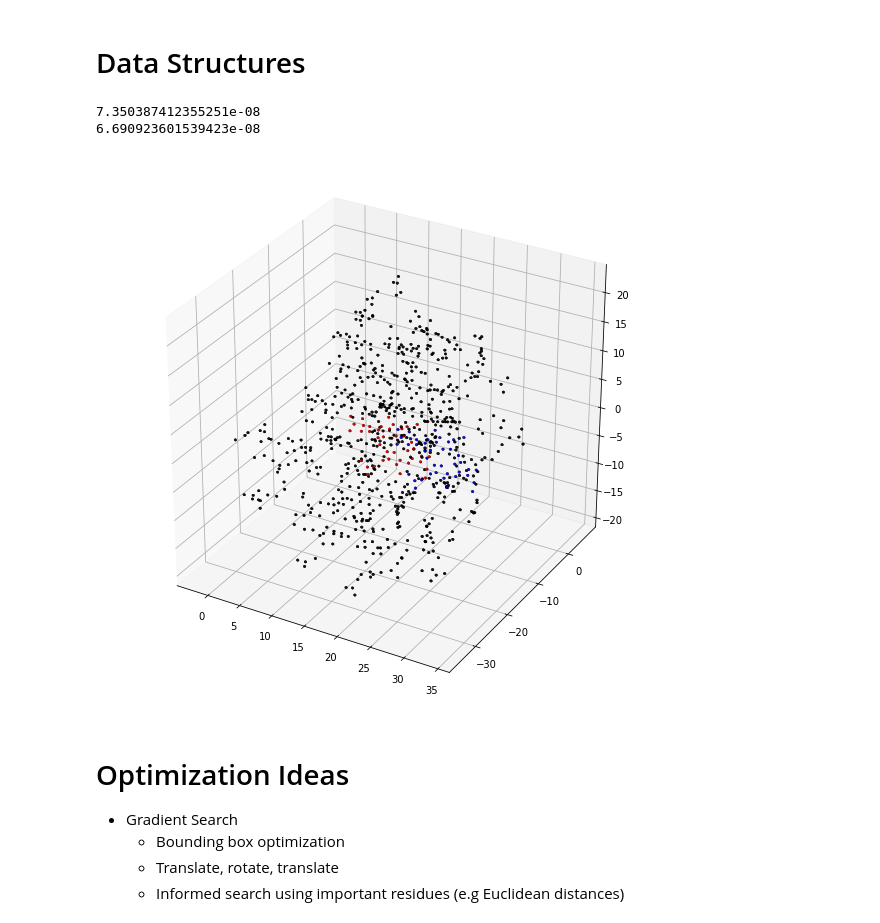
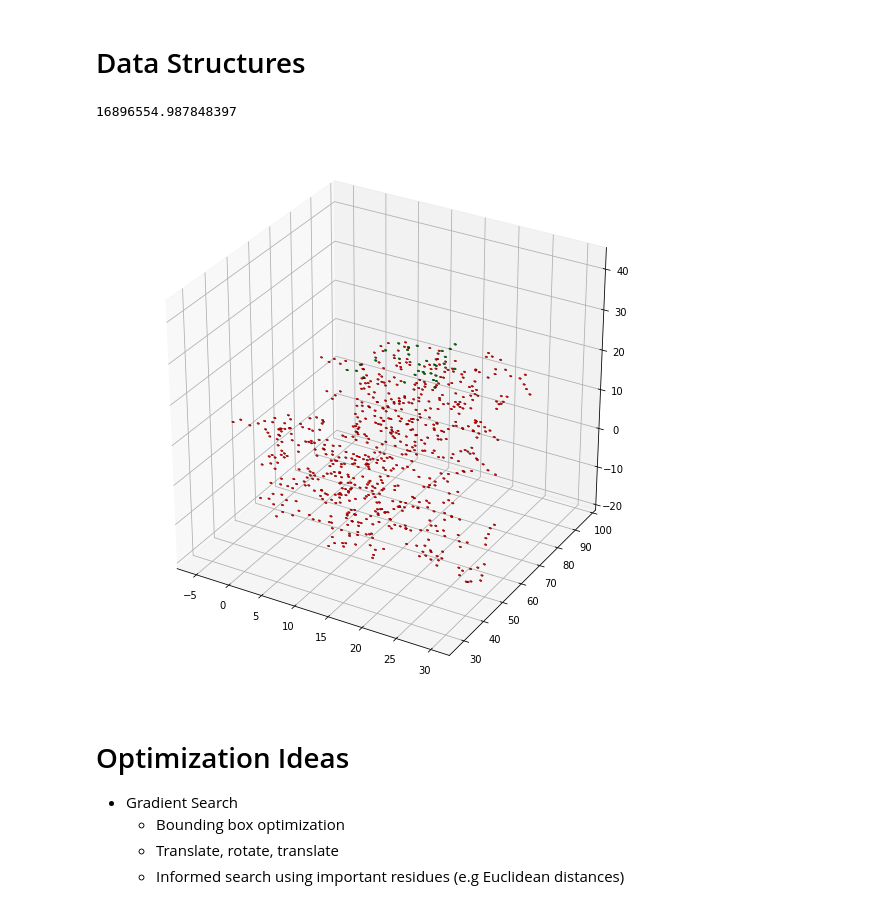
Before and after one commit to savpatpanda/protein, a Jupyter notebook: notebook.ipynb, the cells around one changed output. Drawn from its saved outputs; the diff is of its cells as text; code cells hidden in the pictures.

```diff
--- a/notebook.ipynb
+++ b/notebook.ipynb
@@ -27,7 +45,7 @@ def getFractionalToCartesianRotationMatrix(a, b, c, alpha, beta, gamma):
 # %%
 import pandas as pd
 
-def getResidues(pdbFile:str):
+def getResidues(pdbFile:str, allowHETATM:bool=False):
   pdb = open(pdbFile)
   data = [] ##residueCode, residueNumber, x, y, z, atomType - 2,5,6,7,8, 11
   positions = [2,5,6,7,8]
@@ -35,7 +53,8 @@ def getResidues(pdbFile:str):
   for line in pdb:
       maxSubLength = len("ATOM    179  O   LYS A  22       7.513 -14.365  20.571")
       elements = line[:maxSubLength].split()
-      if elements[0] == "ATOM" and elements[2] not in ["CA", "N", "O", "C"]:
+      if (elements[0] == "ATOM" or (allowHETATM and elements[0] == "HETATM")) \
+          and elements[2] not in ["CA", "N", "O", "C"]:
           if len(elements) < 9:
             left = elements[2][:3]
             right = elements[2][3:]
@@ -54,7 +73,8 @@ def getResidues(pdbFile:str):
 
           data.append(item)
 
-  df = pd.DataFrame(data = data, columns = ["residueCode", "residueNumber", "x", "y", "z", "atomType"])
+  df = pd.DataFrame(data = data,
+                    columns = ["residueCode", "residueNumber", "x", "y", "z", "atomType"])
   df = df.groupby(by = ['residueNumber'])
 
   residues = []
@@ -75,7 +95,7 @@ import matplotlib.pyplot as plt
 parseCIFNum = lambda num: float(num[:-4] if num[-1] == ')' else num)
 
 def parseCIFFile(cifFileName):
-  doc = cif.read_file("./data/185472.cif")
+  doc = cif.read_file(cifFileName)
   block = doc.sole_block()
   fractionalSpace = [ block.find_pair("_cell_length_a"),
                       block.find_pair("_cell_length_b"),
@@ -112,7 +151,6 @@ class Residue():
   def __init__ (self, atoms, meanX, meanY, meanZ):
     self.atoms = atoms
     self.position = (meanX, meanY, meanZ)
-
 
 class Atom():
   def __init__(self, x, y, z, atomType, residueComponents = None, charge = 0):
@@ -126,12 +164,12 @@ class Atom():
 
   def translate(self, dx, dy, dz):
     return Atom(
-        x = self.position[0] + dx,
-        y = self.position[1] + dy,
-        z = self.position[2] + dz,
+        self.position[0] + dx,
+        self.position[1] + dy,
+        self.position[2] + dz,
         self.atomType,
         self.residueComponents,
-        self.charge
+        self.charge,
     )
 
 class Compound():
@@ -146,10 +184,13 @@ class Compound():
 
 def plotAtoms(ax, atoms: list, color: str, radius: float):
   plotSpheres(atoms, ax, radius = radius, color = color)
+
+translateAtoms = lambda atoms, translate: [a.translate(*translate) for a in atoms]
 # %%
-chemicalCompoundAtoms, _ = getResidues("./data/someother.pdb")
-proteinAtoms, _ = getResidues('data/1ikf.pdb')
+proteinAtoms, _ = getResidues("./data/1m46.pdb")
+chemicalCompoundAtoms, _ = getResidues('./data/1ikf.pdb', allowHETATM = True)
 # %%
+import math
 wellCoeff = {
     "C" : 0.15,
     "N" : 0.16,
@@ -170,38 +211,42 @@ atomicRadii = {
 
 def LJ(type1, type2, distance):
   rij_min = (atomicRadii[type1] + atomicRadii[type2])/2
   ljEnergy = math.sqrt(wellCoeff[type1]*wellCoeff[type2]) * ((rij_min/distance)**12 - 2*(rij_min/distance)**6)
   return ljEnergy
 
 def electro(atom1, atom2, distance):
   cutoffCharge = 1
   dielectric = 8.987551 * (10**9) / 80.1 #H20: https://chem.libretexts.org/Bookshelves/Analytical_Chemistry/Book%3A_Physical_Methods_in_Chemistry_and_Nano_Science_(Barron)/02%3A_Physical_and_Thermal_Analysis/2.09%3A_Electrical_Permittivity_Characterization_of_Aqueous_Solutions
   if abs(atom1.charge) < cutoffCharge or abs(atom2.charge) < cutoffCharge:
     return 0
   else:
     electroEnergy = (atom1.charge) * (atom2.charge) / (dielectric * distance)
     return electroEnergy
 
 def potentialEnergy(proteinSet, compoundSet):
   totalEnergy = 0
   cutOffDistance = 1e9
   for i in proteinSet:
     for j in compoundSet:
-      distance = math.sqrt( (i.position[0] - j.position[0])**2 + (i.position[1] - j.position[1])**2 + (i.position[2] - j.position[2])**2)
+      x,y,z = list(zip(i.position, j.position))
+      distance = math.sqrt((x[0] - x[1])**2 + (y[0] - y[1])**2 + (z[0]-z[1])**2)
       if distance > cutOffDistance: #optional cutoff for particles too far away
         continue
-      totalEnergy += (LJ(i.atomType, j.atomType, distance) + electro(i, j, distance))
+      totalEnergy += (LJ(i.atomType, j.atomType, distance)) # + electro(i, j, distance))
   return totalEnergy
 
 fig = plt.figure()
 fig.set_size_inches(10, 10)
 ax = fig.add_subplot(111, projection='3d')
+chemicalCompoundAtoms = translateAtoms(chemicalCompoundAtoms, (40, 0, -30))
+
 plotAtoms(ax, [atom.position for atom in chemicalCompoundAtoms], color = "green", radius = 0.2)
 plotAtoms(ax, [atom.position for atom in proteinAtoms], color = "red", radius = 0.2)
+
+print(potentialEnergy(proteinAtoms, chemicalCompoundAtoms))
 # %% [output]
-7.350387412355251e-08
-6.690923601539423e-08
+16896554.987848397
-[figure, old version]
+[figure, new version]
 # %%
 from proteinModel import rotate, rotationMatrix
 from itertools import combinations
```
Also changed, not shown: parts of 3 cells of this notebook.
